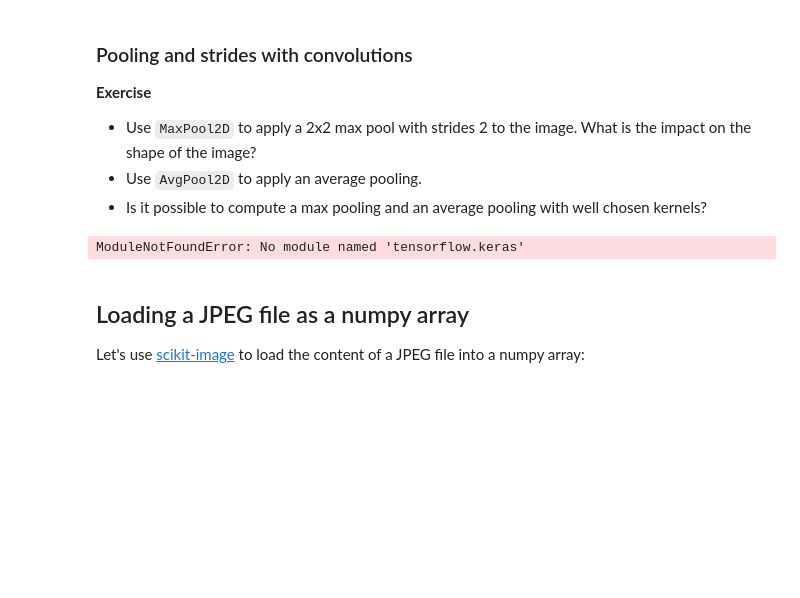
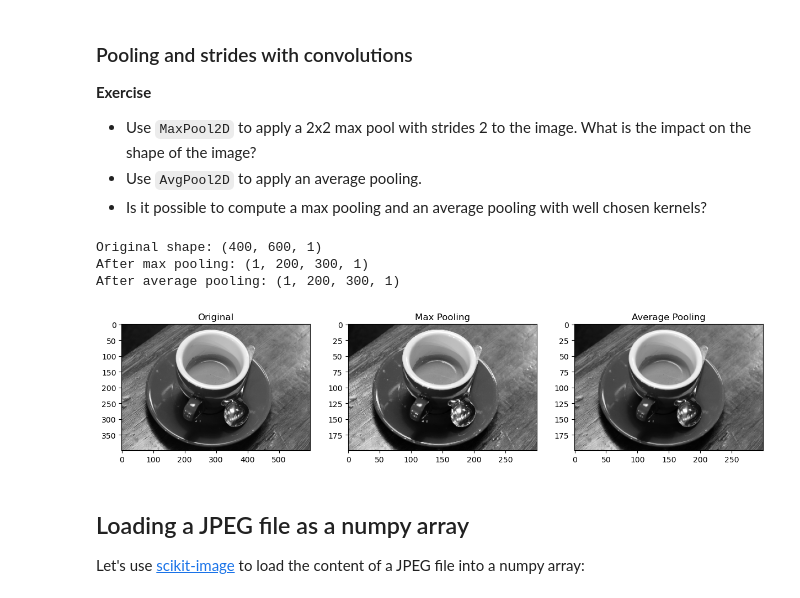
Before and after one commit to sehroz/deep_learning, a Jupyter notebook: 01_materials/labs/lab_4.ipynb, the cells around one changed output. Saved outputs shown, nothing was run; the diff lists cells and outputs as text; code cells hidden in the pictures; blank space fills up the shorter version.

Commit message:
Complete remaining exercises including pooling layers implementation and ResNet50 image classification analysis.

```diff
--- a/01_materials/labs/lab_4.ipynb
+++ b/01_materials/labs/lab_4.ipynb
@@ -145,17 +145,38 @@ ax1.imshow(np_img_out.astype(np.uint8), cmap=plt.cm.gray);
 - Use `MaxPool2D` to apply a 2x2 max pool with strides 2 to the image. What is the impact on the shape of the image?
 - Use `AvgPool2D` to apply an average pooling.
 - Is it possible to compute a max pooling and an average pooling with well chosen kernels?
-# %%
-from tensorflow.keras.layers import MaxPool2D, AvgPool2D
-
-# You can use `img_in` from above as input to the pooling layers
-
-plt.imshow(np.squeeze(grey_sample_image.astype(np.uint8)),
-           cmap=plt.cm.gray);
-
-# Your code here
-# %% [output]
-ModuleNotFoundError: No module named 'tensorflow.keras'
+# %%
+from keras.layers import MaxPool2D, AvgPool2D
+
+# Max Pooling
+max_pool = MaxPool2D(pool_size=(2, 2), strides=2)
+max_pooled = max_pool(img_in)
+
+# Average Pooling
+avg_pool = AvgPool2D(pool_size=(2, 2), strides=2)
+avg_pooled = avg_pool(img_in)
+
+# Plot original and pooled images
+fig, (ax0, ax1, ax2) = plt.subplots(ncols=3, figsize=(15, 5))
+
+ax0.imshow(np.squeeze(grey_sample_image.astype(np.uint8)), cmap=plt.cm.gray)
+ax0.set_title('Original')
+
+ax1.imshow(np.squeeze(max_pooled[0].numpy().astype(np.uint8)), cmap=plt.cm.gray)
+ax1.set_title('Max Pooling')
+
+ax2.imshow(np.squeeze(avg_pooled[0].numpy().astype(np.uint8)), cmap=plt.cm.gray)
+ax2.set_title('Average Pooling')
+
+# Print shape information
+print("Original shape:", grey_sample_image.shape)
+print("After max pooling:", max_pooled.shape)
+print("After average pooling:", avg_pooled.shape)
+# %% [output]
+Original shape: (400, 600, 1)
+After max pooling: (1, 200, 300, 1)
+After average pooling: (1, 200, 300, 1)
+[figure, added]
 # %% [markdown]
 ## Loading a JPEG file as a numpy array
 
```
Also changed, not shown: parts of 9 cells of this notebook.
